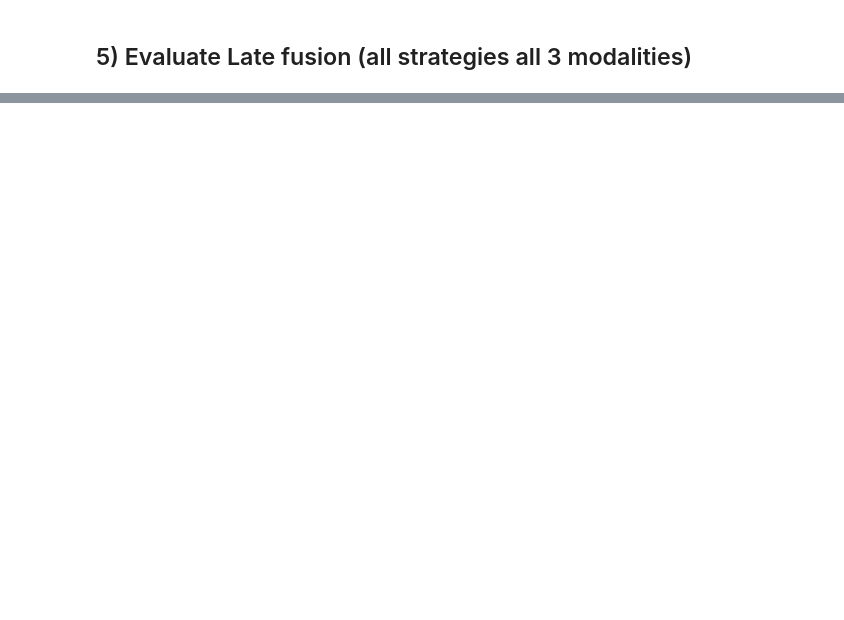
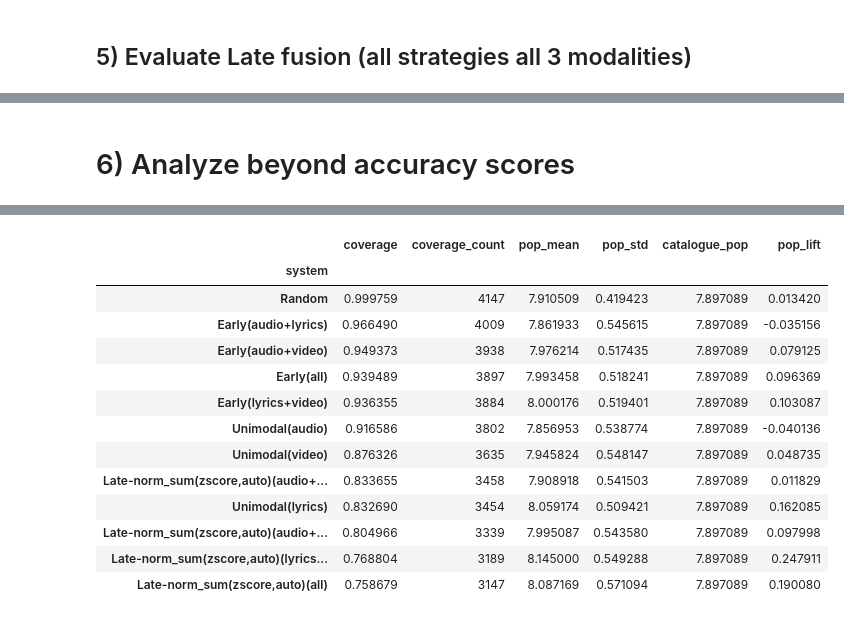
Before and after one commit to JasminKro/mmsr-2025, a Jupyter notebook: evaluation.ipynb, the cells around one changed output, grey strips where cells are left out. Saved outputs shown, nothing was run; the diff lists cells and outputs as text; code cells hidden in the pictures; blank space fills up the shorter version.

```diff
--- a/evaluation.ipynb
+++ b/evaluation.ipynb
@@ -275,0 +85,56 @@ Pop@10 (log1p): 8.1100 | 0.5682
+# %% [markdown]
+# 6) Analyze beyond accuracy scores
+# %%
+# ATTENTION: TAKES ~15 MINUTES TO RUN
+
+results = []
+
+def run(name, rs):
+    out = evaluate_system(evaluator, rs, k=k, pop_transform=pop_transform)
+    out["system"] = name
+    results.append(out)
+
+# Random baseline
+run("Random", RandomBaselineRetrievalSystem(evaluator, seed=0))
+
+# Unimodal (audio/lyrics/video)
+uni = UnimodalRetrievalSystem(data_dir, evaluator)
+for m in MODALITIES:
+    uni.set_modality(m)
+    run(f"Unimodal({m})", uni)
+
+# Early fusion (all + pairs)
+early_sets = {
+    "Early(audio+lyrics)": ["audio", "lyrics"],
+    "Early(audio+video)": ["audio", "video"],
+    "Early(lyrics+video)": ["lyrics", "video"],
+    "Early(all)": ["audio", "lyrics", "video"],
+}
+for name, mods in early_sets.items():
+    ef = EarlyFusionRetrievalSystem(data_root=data_dir, evaluator=evaluator, modalities=mods)
+    run(name, ef)
+
+# Late fusion (ONLY norm_sum + zscore + auto) × modality sets
+late_sets = {
+    "audio+lyrics": ["audio", "lyrics"],
+    "audio+video": ["audio", "video"],
+    "lyrics+video": ["lyrics", "video"],
+    "all": ["audio", "lyrics", "video"],
+}
+
+late_cfg = dict(fusion="norm_sum", norm="zscore", weighting="auto")
+
+for set_name, mods in late_sets.items():
+    lf = LateFusionRetrievalSystem(data_root=data_dir, evaluator=evaluator, modalities=mods, **late_cfg)
+    run(f"Late-norm_sum(zscore,auto)({set_name})", lf)
+
+# Turn into nice table
+df = pd.DataFrame(results).set_index("system")
+
+# Pick only beyond-accuracy columns
+df_beyond = df[["coverage", "coverage_count", "pop_mean", "pop_std", "catalogue_pop", "pop_lift"]].sort_values(
+    by=["coverage", "pop_mean"], ascending=[False, False]
+)
+
+df_beyond
+# %% [output]
@@ -275,0 +345,14 @@ Pop@10 (log1p): 8.1100 | 0.5682
+|  | coverage | coverage_count | pop_mean | pop_std | catalogue_pop | pop_lift |
+| system |  |  |  |  |  |  |
+| Random | 0.999759 | 4147 | 7.910509 | 0.419423 | 7.897089 | 0.013420 |
+| Early(audio+lyrics) | 0.966490 | 4009 | 7.861933 | 0.545615 | 7.897089 | -0.035156 |
+| Early(audio+video) | 0.949373 | 3938 | 7.976214 | 0.517435 | 7.897089 | 0.079125 |
+| Early(all) | 0.939489 | 3897 | 7.993458 | 0.518241 | 7.897089 | 0.096369 |
+| Early(lyrics+video) | 0.936355 | 3884 | 8.000176 | 0.519401 | 7.897089 | 0.103087 |
+| Unimodal(audio) | 0.916586 | 3802 | 7.856953 | 0.538774 | 7.897089 | -0.040136 |
+| Unimodal(video) | 0.876326 | 3635 | 7.945824 | 0.548147 | 7.897089 | 0.048735 |
+| Late-norm_sum(zscore,auto)(audio+... | 0.833655 | 3458 | 7.908918 | 0.541503 | 7.897089 | 0.011829 |
+| Unimodal(lyrics) | 0.832690 | 3454 | 8.059174 | 0.509421 | 7.897089 | 0.162085 |
+| Late-norm_sum(zscore,auto)(audio+... | 0.804966 | 3339 | 7.995087 | 0.543580 | 7.897089 | 0.097998 |
+| Late-norm_sum(zscore,auto)(lyrics... | 0.768804 | 3189 | 8.145000 | 0.549288 | 7.897089 | 0.247911 |
+| Late-norm_sum(zscore,auto)(all) | 0.758679 | 3147 | 8.087169 | 0.571094 | 7.897089 | 0.190080 |
```
Also changed, not shown: parts of 13 cells of this notebook, 7 other files.
